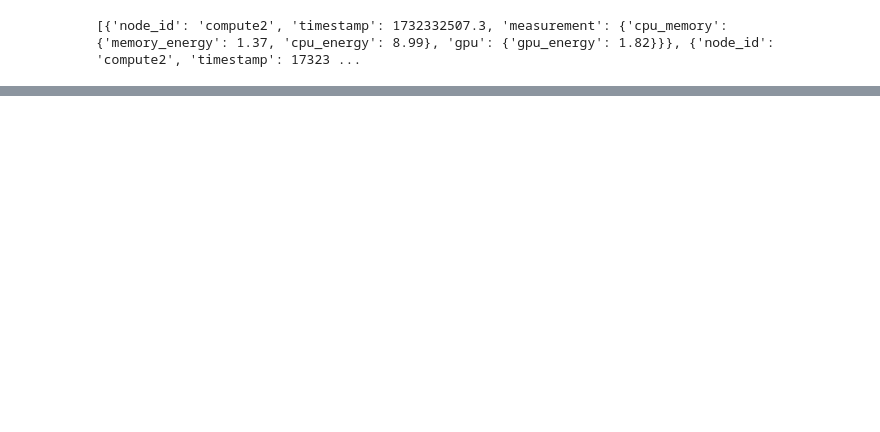
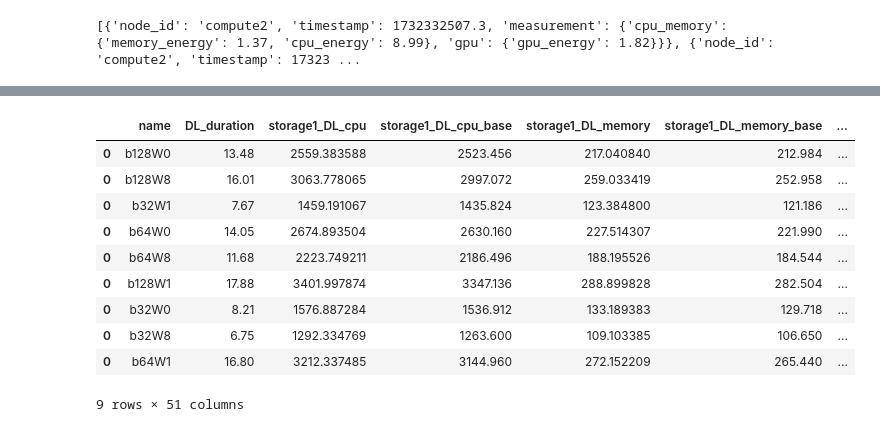
Before and after one commit to H-jamil/MultiNodeEnergyTracker, a Jupyter notebook: test_code.ipynb, the cells around one changed output, grey strips where cells are left out. Cells and saved outputs as stored; diff of their text form; code cells hidden in the pictures; blank space fills up the shorter version.

```diff
--- a/test_code.ipynb
+++ b/test_code.ipynb
@@ -357,0 +854,14 @@ print(consolidated_data, len(consolidated_data))
+# %%
+final_df
+# %% [output]
+|  | name | DL_duration | storage1_DL_cpu | storage1_DL_cpu_base | storage1_DL_memory | storage1_DL_memory_base | ... |
+| 0 | b128W0 | 13.48 | 2559.383588 | 2523.456 | 217.040840 | 212.984 | ... |
+| 0 | b128W8 | 16.01 | 3063.778065 | 2997.072 | 259.033419 | 252.958 | ... |
+| 0 | b32W1 | 7.67 | 1459.191067 | 1435.824 | 123.384800 | 121.186 | ... |
+| 0 | b64W0 | 14.05 | 2674.893504 | 2630.160 | 227.514307 | 221.990 | ... |
+| 0 | b64W8 | 11.68 | 2223.749211 | 2186.496 | 188.195526 | 184.544 | ... |
+| 0 | b128W1 | 17.88 | 3401.997874 | 3347.136 | 288.899828 | 282.504 | ... |
+| 0 | b32W0 | 8.21 | 1576.887284 | 1536.912 | 133.189383 | 129.718 | ... |
+| 0 | b32W8 | 6.75 | 1292.334769 | 1263.600 | 109.103385 | 106.650 | ... |
+| 0 | b64W1 | 16.80 | 3212.337485 | 3144.960 | 272.152209 | 265.440 | ... |
+9 rows × 51 columns
```
Also changed, not shown: parts of 18 cells of this notebook, 14 other files.
